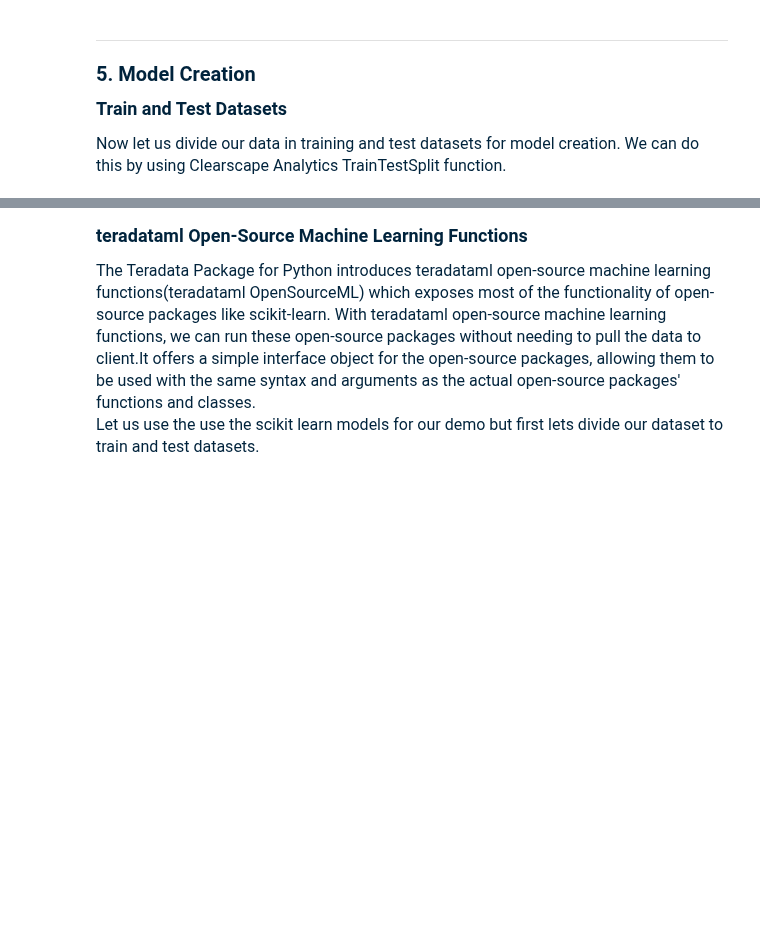
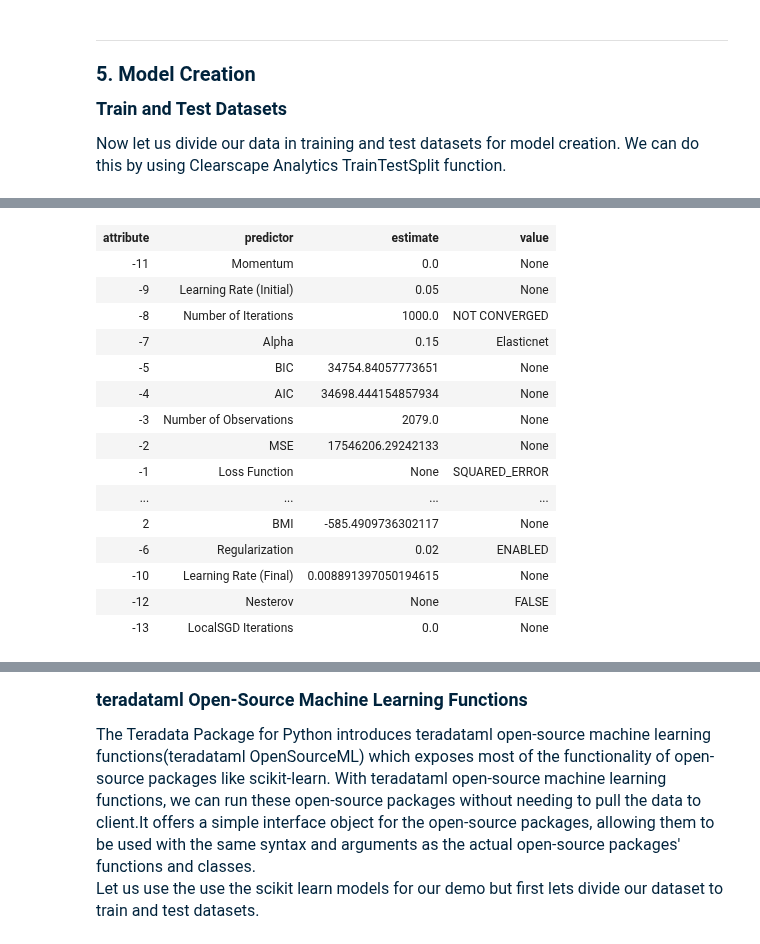
Before and after one commit to Teradata/jupyter-demos, a Jupyter notebook: UseCases/Dell_Innovation_Day/Health_Insurance_Costs_Python.ipynb, the cells around one changed output, grey strips where cells are left out. Saved outputs shown, nothing was run; the diff lists cells and outputs as text; code cells hidden in the pictures; blank space fills up the shorter version.

```diff
--- a/UseCases/Dell_Innovation_Day/Health_Insurance_Costs_Python.ipynb
+++ b/UseCases/Dell_Innovation_Day/Health_Insurance_Costs_Python.ipynb
@@ -535,0 +546,10 @@ y_test = df_test.select(["Charges"])
+# %%
+glm_model = GLM(
+    input_columns=['Age','BMI','Children','Smoker','Region_NE','Region_NW',
+                   'Region_SE','Region_SW','Sex'],
+    response_column="Charges",
+    data=df_train,
+    family='GAUSSIAN',
+    iter_num_no_change=0,
+    iter_max=1000,
+)
@@ -535,0 +570,19 @@ y_test = df_test.select(["Charges"])
+# %%
+glm_model.result.head(20)
+# %% [output]
+| attribute | predictor | estimate | value |
+| -11 | Momentum | 0.0 | None |
+| -9 | Learning Rate (Initial) | 0.05 | None |
+| -8 | Number of Iterations | 1000.0 | NOT CONVERGED |
+| -7 | Alpha | 0.15 | Elasticnet |
+| -5 | BIC | 34754.84057773651 | None |
+| -4 | AIC | 34698.444154857934 | None |
+| -3 | Number of Observations | 2079.0 | None |
+| -2 | MSE | 17546206.29242133 | None |
+| -1 | Loss Function | None | SQUARED_ERROR |
+| ... | ... | ... | ... |
+| 2 | BMI | -585.4909736302117 | None |
+| -6 | Regularization | 0.02 | ENABLED |
+| -10 | Learning Rate (Final) | 0.008891397050194615 | None |
+| -12 | Nesterov | None | FALSE |
+| -13 | LocalSGD Iterations | 0.0 | None |
```
Also changed, not shown: parts of 19 cells of this notebook.
